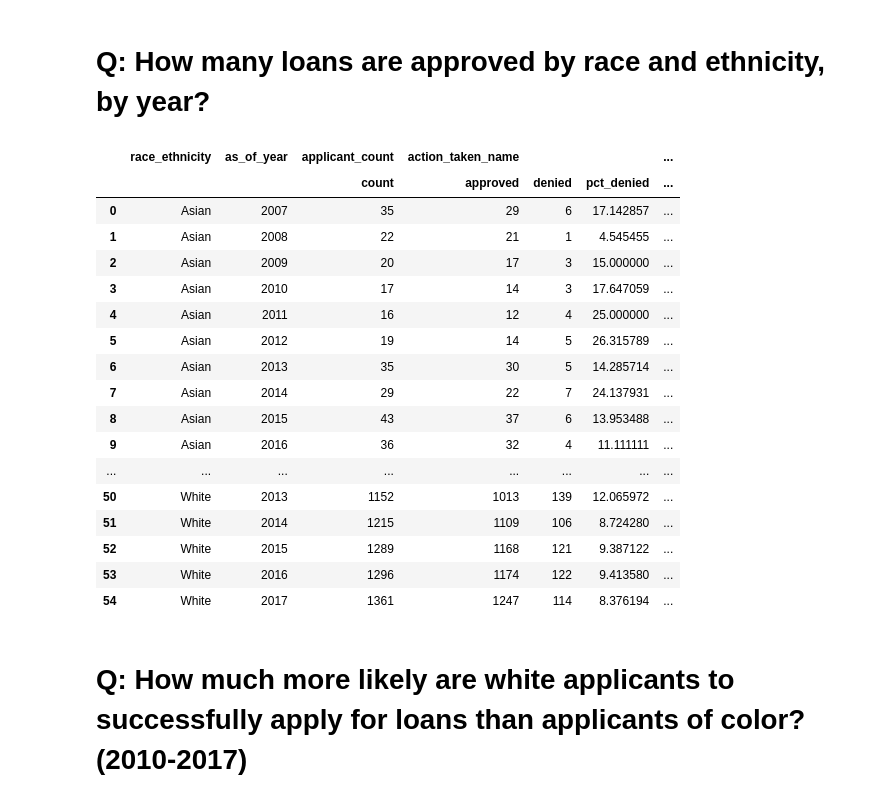
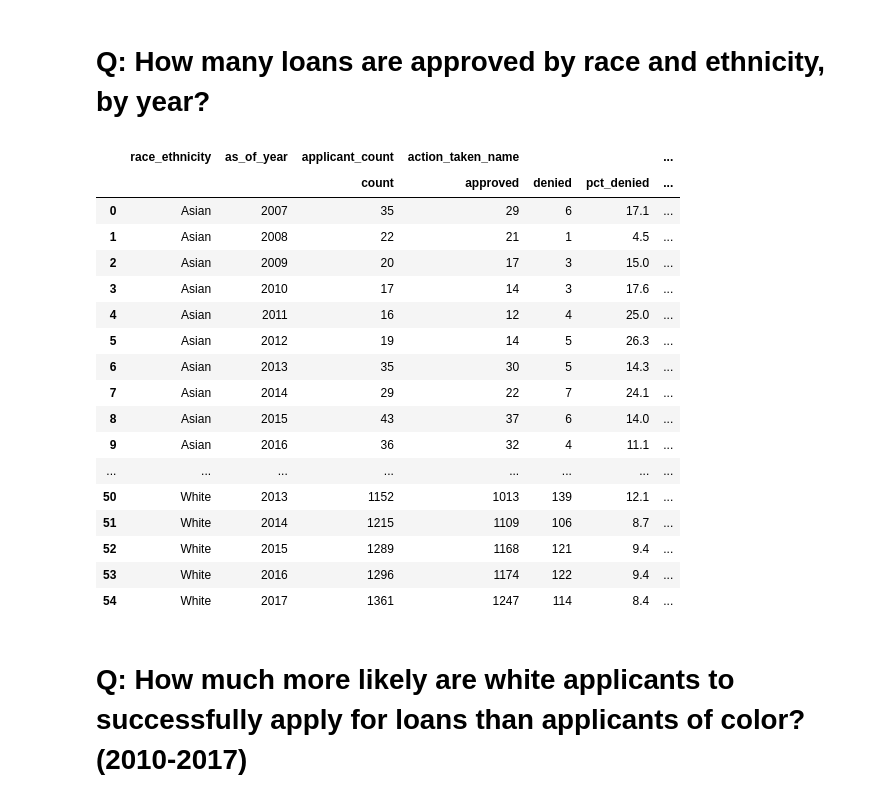
Before and after one commit to thetylerloop/tyler-home-loans, a Jupyter notebook: Home Loans (HMDA) Analysis.ipynb, the cells around one changed output. Drawn from its saved outputs; the diff is of its cells as text; code cells hidden in the pictures.

```diff
--- a/Home Loans (HMDA) Analysis.ipynb
+++ b/Home Loans (HMDA) Analysis.ipynb
@@ -86,50 +66,50 @@ filtered_hmda = filtered_hmda[
 # %%
 def approved(group_column):
     counts = group_column.value_counts()
 
     return counts['Loan originated']
 
 def denied(group_column):
     counts = group_column.value_counts()
 
     return counts['Application denied by financial institution']
 
 def pct_denied(group_column):
     counts = group_column.value_counts()
 
     return counts['Application denied by financial institution'] / sum(counts) * 100
 
 data = filtered_hmda.groupby(['race_ethnicity', 'as_of_year'], as_index=False).agg({
     'state_name': 'count',
     'action_taken_name': [approved, denied, pct_denied],
     'applicant_income_000s': 'mean',
     'loan_amount_000s': 'mean',
 })
 
 data = data.rename(index=str, columns={
     'state_name': 'applicant_count'
 })
 
-data
+data.round(1)
 # %% [output]
 |  | race_ethnicity | as_of_year | applicant_count | action_taken_name |  |  | ... |
 |  |  |  | count | approved | denied | pct_denied | ... |
-| 0 | Asian | 2007 | 35 | 29 | 6 | 17.142857 | ... |
-| 1 | Asian | 2008 | 22 | 21 | 1 | 4.545455 | ... |
-| 2 | Asian | 2009 | 20 | 17 | 3 | 15.000000 | ... |
-| 3 | Asian | 2010 | 17 | 14 | 3 | 17.647059 | ... |
-| 4 | Asian | 2011 | 16 | 12 | 4 | 25.000000 | ... |
-| 5 | Asian | 2012 | 19 | 14 | 5 | 26.315789 | ... |
-| 6 | Asian | 2013 | 35 | 30 | 5 | 14.285714 | ... |
-| 7 | Asian | 2014 | 29 | 22 | 7 | 24.137931 | ... |
-| 8 | Asian | 2015 | 43 | 37 | 6 | 13.953488 | ... |
-| 9 | Asian | 2016 | 36 | 32 | 4 | 11.111111 | ... |
+| 0 | Asian | 2007 | 35 | 29 | 6 | 17.1 | ... |
+| 1 | Asian | 2008 | 22 | 21 | 1 | 4.5 | ... |
+| 2 | Asian | 2009 | 20 | 17 | 3 | 15.0 | ... |
+| 3 | Asian | 2010 | 17 | 14 | 3 | 17.6 | ... |
+| 4 | Asian | 2011 | 16 | 12 | 4 | 25.0 | ... |
+| 5 | Asian | 2012 | 19 | 14 | 5 | 26.3 | ... |
+| 6 | Asian | 2013 | 35 | 30 | 5 | 14.3 | ... |
+| 7 | Asian | 2014 | 29 | 22 | 7 | 24.1 | ... |
+| 8 | Asian | 2015 | 43 | 37 | 6 | 14.0 | ... |
+| 9 | Asian | 2016 | 36 | 32 | 4 | 11.1 | ... |
 | ... | ... | ... | ... | ... | ... | ... | ... |
-| 50 | White | 2013 | 1152 | 1013 | 139 | 12.065972 | ... |
-| 51 | White | 2014 | 1215 | 1109 | 106 | 8.724280 | ... |
-| 52 | White | 2015 | 1289 | 1168 | 121 | 9.387122 | ... |
-| 53 | White | 2016 | 1296 | 1174 | 122 | 9.413580 | ... |
-| 54 | White | 2017 | 1361 | 1247 | 114 | 8.376194 | ... |
+| 50 | White | 2013 | 1152 | 1013 | 139 | 12.1 | ... |
+| 51 | White | 2014 | 1215 | 1109 | 106 | 8.7 | ... |
+| 52 | White | 2015 | 1289 | 1168 | 121 | 9.4 | ... |
+| 53 | White | 2016 | 1296 | 1174 | 122 | 9.4 | ... |
+| 54 | White | 2017 | 1361 | 1247 | 114 | 8.4 | ... |
 # %% [markdown]
 # Q: How much more likely are white applicants to successfully apply for loans than applicants of color? (2010-2017)
 # %%
```
Also changed, not shown: parts of 6 cells of this notebook.
